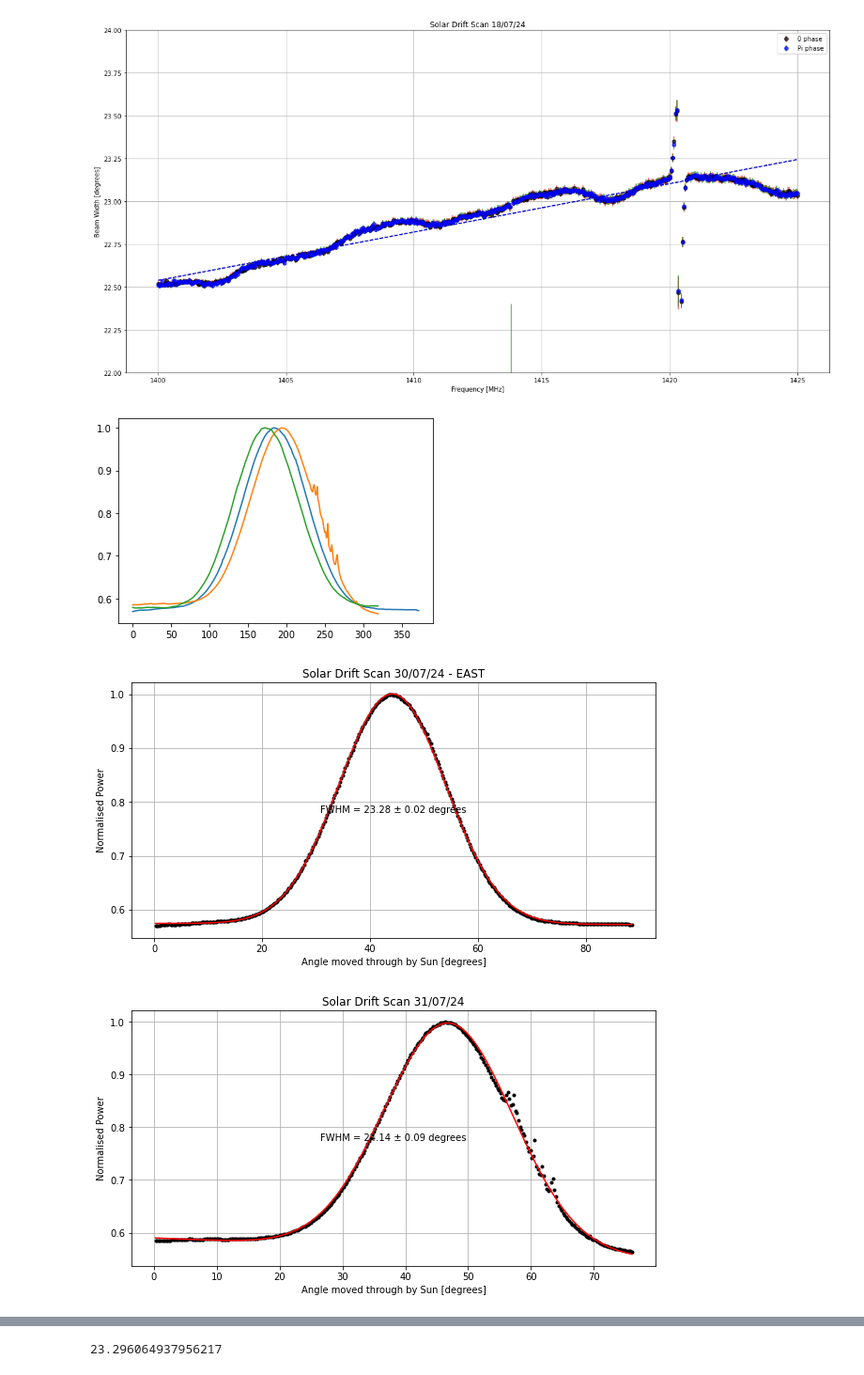
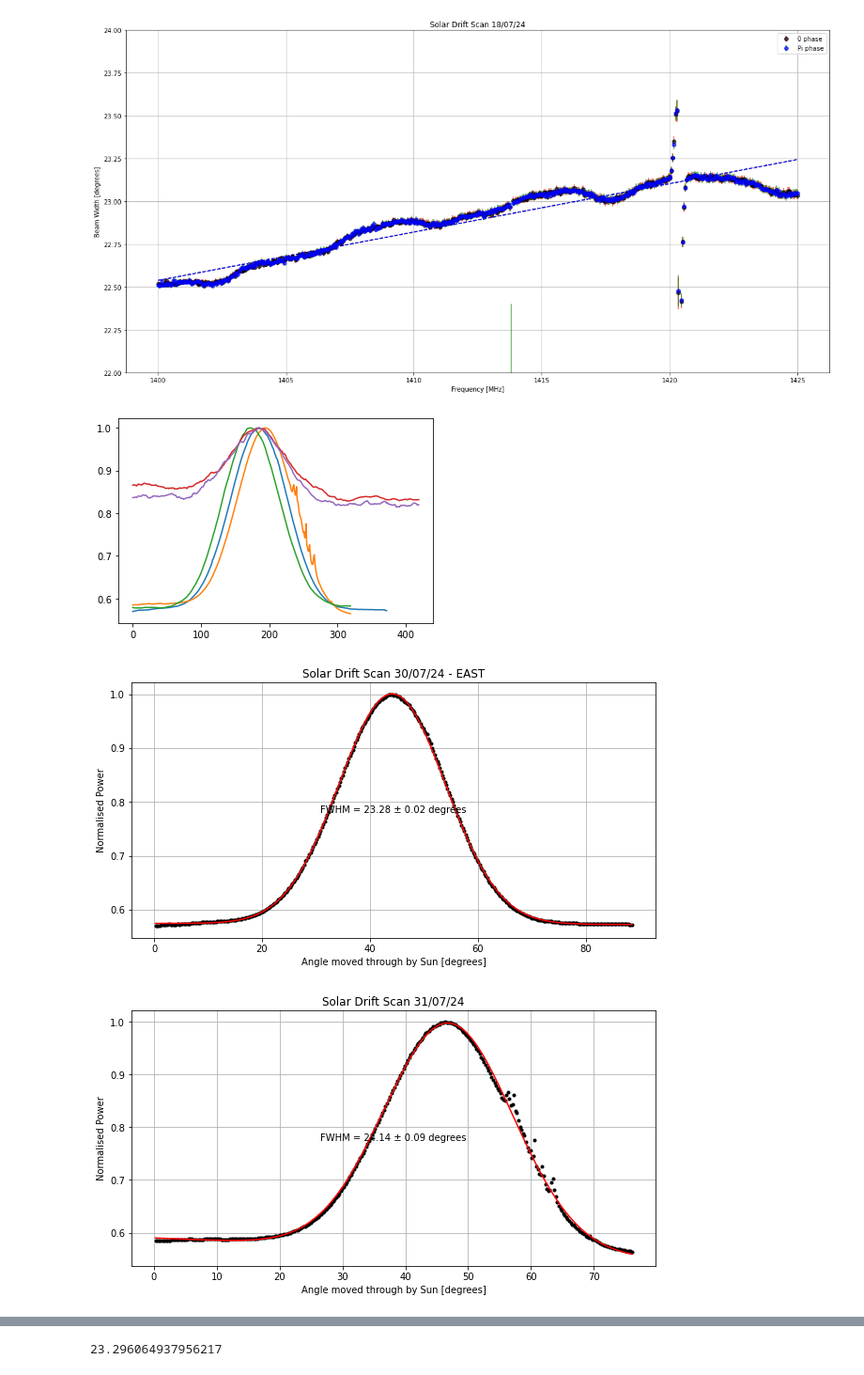
Before and after one commit to louis-hurrey/L-BASS, a Jupyter notebook: solar_transit_louis.ipynb, the cells around one changed output, grey strips where cells are left out. Shown at 94% size. Saved outputs shown, nothing was run; the diff lists cells and outputs as text; code cells hidden in the pictures.

```diff
--- a/solar_transit_louis.ipynb
+++ b/solar_transit_louis.ipynb
@@ -204,27 +204,39 @@ plt.show()
 # %%
 transits = [Transit('30th July 2024', 0, 18.31, 0, 'E', datetime.datetime(2024, 7, 30, 12, 15, 41)),
             Transit('31st July 2024 - solar transit', 0, 18.06, 0, 'E', datetime.datetime(2024, 7, 31, 12, 15, 38)),
-            Transit('2nd Aug 2024', 0, 17.55, 0, 'W', datetime.datetime(2024, 8, 2, 12, 15, 31))]
+            Transit('2nd Aug 2024', 0, 17.55, 0, 'W', datetime.datetime(2024, 8, 2, 12, 15, 31)),
+            Transit('10th May 2024', 0, 17.82, 0, 'W', datetime.datetime(2024, 5, 10, 12, 5, 38)),
+            Transit('11th May 2024', 0, 18.07, 0, 'W', datetime.datetime(2024, 5, 11, 12, 5, 36))]
 
 t30, pwr30 = transits[0].get_data()
 t31, pwr31 = transits[1].get_data()
 t2, pwr2 = transits[2].get_data()
+t10, pwr10 = transits[3].get_data()
+t11, pwr11 = transits[4].get_data()
 
 tot_pwr30 = (np.average(pwr30[1,10:,112:567], axis=1)/np.max(np.average(pwr30[1,10:,112:567], axis=1)))
 tot_pwr31 = (np.average(pwr31[1,:320,112:567], axis=1)/np.max(np.average(pwr31[1,:320,112:567], axis=1)))
 tot_pwr2 = (np.average(pwr2[3,20:340,112:567], axis=1)/np.max(np.average(pwr2[3,20:340,112:567], axis=1)))
+tot_pwr10 = (np.average(pwr10[3,:,112:567], axis=1)/np.max(np.average(pwr10[3,:,112:567], axis=1)))
+tot_pwr11 = (np.average(pwr11[3,:,112:567], axis=1)/np.max(np.average(pwr11[3,:,112:567], axis=1)))
 
 plt.plot(tot_pwr30)
 plt.plot(tot_pwr31)
 plt.plot(tot_pwr2)
+plt.plot(tot_pwr10)
+plt.plot(tot_pwr11)
 
 angle30 = np.cos(transits[0].dec_mid*np.pi/180)*np.linspace(1,len(tot_pwr30),len(tot_pwr30)) * 360/(60*24)
 angle31 = np.cos(transits[1].dec_mid*np.pi/180)*np.linspace(1,len(tot_pwr31),len(tot_pwr31)) * 360/(60*24)
 angle2 = np.cos(transits[2].dec_mid*np.pi/180)*np.linspace(1,len(tot_pwr2),len(tot_pwr2)) * 360/(60*24)
+angle10 = np.cos(transits[3].dec_mid*np.pi/180)*np.linspace(1,len(tot_pwr10),len(tot_pwr10)) * 360/(60*24)
+angle11 = np.cos(transits[4].dec_mid*np.pi/180)*np.linspace(1,len(tot_pwr11),len(tot_pwr11)) * 360/(60*24)
 
 popt30, pcov30 = gaussian_with_baseline_fitting(angle30, tot_pwr30)
 popt31, pcov31 = gaussian_with_baseline_fitting(angle31, tot_pwr31)
 popt2, pcov2 = gaussian_with_baseline_fitting(angle2, tot_pwr2)
+popt10, pcov10 = gaussian_with_baseline_fitting(angle10, tot_pwr10)
+popt11, pcov11 = gaussian_with_baseline_fitting(angle11, tot_pwr11)
 
 fwhm30 = popt30[2]
 fwhm_error30 = np.sqrt(np.diag(pcov30)[2])
@@ -232,6 +244,10 @@ fwhm31 = popt31[2]
 fwhm_error31 = np.sqrt(np.diag(pcov31)[2])
 fwhm2 = popt2[2]
 fwhm_error2 = np.sqrt(np.diag(pcov2)[2])
+fwhm10 = popt10[2]
+fwhm_error10 = np.sqrt(np.diag(pcov10)[2])
+fwhm11 = popt11[2]
+fwhm_error11 = np.sqrt(np.diag(pcov11)[2])
 
 plt.figure(figsize=(10, 5))
 plt.plot(angle30, tot_pwr30, "k.")
@@ -239,34 +255,54 @@ plt.plot(np.linspace(np.min(angle30), np.max(angle30), 1000), gaussian_with_base
 plt.xlabel('Angle moved through by Sun [degrees]')
 plt.ylabel('Normalised Power')
 plt.grid(True)
 plt.title("Solar Drift Scan 30/07/24 - EAST")
 plt.annotate(f"FWHM = {fwhm30:.2f} ± {fwhm_error30:.2f} degrees", (0.5, 0.5), xycoords='axes fraction', ha='center', va='center')
 plt.show()
 
 plt.figure(figsize=(10, 5))
 plt.plot(angle31, tot_pwr31, "k.")
 plt.plot(np.linspace(np.min(angle31), np.max(angle31), 1000), gaussian_with_baseline(np.linspace(np.min(angle31), np.max(angle31), 1000), *popt31), "r")
 plt.xlabel('Angle moved through by Sun [degrees]')
 plt.ylabel('Normalised Power')
 plt.grid(True)
 plt.title("Solar Drift Scan 31/07/24")
 plt.annotate(f"FWHM = {fwhm31:.2f} ± {fwhm_error31:.2f} degrees", (0.5, 0.5), xycoords='axes fraction', ha='center', va='center')
 plt.show()
 
 plt.figure(figsize=(10, 5))
 plt.plot(angle2, tot_pwr2, "k.")
 plt.plot(np.linspace(np.min(angle2), np.max(angle2), 1000), gaussian_with_baseline(np.linspace(np.min(angle2), np.max(angle2), 1000), *popt2), "r")
 plt.xlabel('Angle moved through by Sun [degrees]')
 plt.ylabel('Normalised Power')
 plt.grid(True)
 plt.title("Solar Drift Scan 02/08/24 - WEST")
 plt.annotate(f"FWHM = {fwhm2:.2f} ± {fwhm_error2:.2f} degrees", (0.5, 0.5), xycoords='axes fraction', ha='center', va='center')
 #plt.xlim(0,15)
 #plt.ylim(0.577,0.58)
 #plt.yscale('log')
 plt.show()
+
+plt.figure(figsize=(10, 5))
+plt.plot(angle10, tot_pwr10, "k.")
+plt.plot(np.linspace(np.min(angle10), np.max(angle10), 1000), gaussian_with_baseline(np.linspace(np.min(angle10), np.max(angle10), 1000), *popt10), "r")
+plt.xlabel('Angle moved through by Sun [degrees]')
+plt.ylabel('Normalised Power')
+plt.grid(True)
+plt.title("Solar Drift Scan 10/05/24 - WEST")
+plt.annotate(f"FWHM = {fwhm10:.2f} ± {fwhm_error10:.2f} degrees", (0.5, 0.5), xycoords='axes fraction', ha='center', va='center')
+plt.show()
+
+plt.figure(figsize=(10, 5))
+plt.plot(angle11, tot_pwr11, "k.")
+plt.plot(np.linspace(np.min(angle11), np.max(angle11), 1000), gaussian_with_baseline(np.linspace(np.min(angle11), np.max(angle11), 1000), *popt11), "r")
+plt.xlabel('Angle moved through by Sun [degrees]')
+plt.ylabel('Normalised Power')
+plt.grid(True)
+plt.title("Solar Drift Scan 11/05/24 - WEST")
+plt.annotate(f"FWHM = {fwhm11:.2f} ± {fwhm_error11:.2f} degrees", (0.5, 0.5), xycoords='axes fraction', ha='center', va='center')
+plt.show()
 # %% [output]
-[figure, old version]
+[figure, new version]
 [figure]
 [figure]
 [figure]
```
Also changed, not shown: parts of 1 cell of this notebook, 2 other files.
